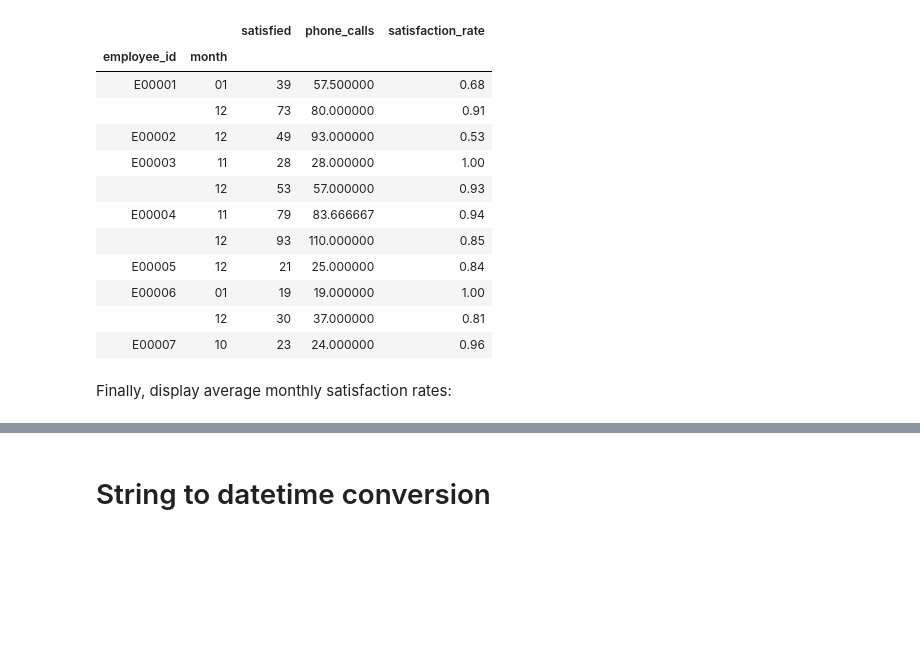
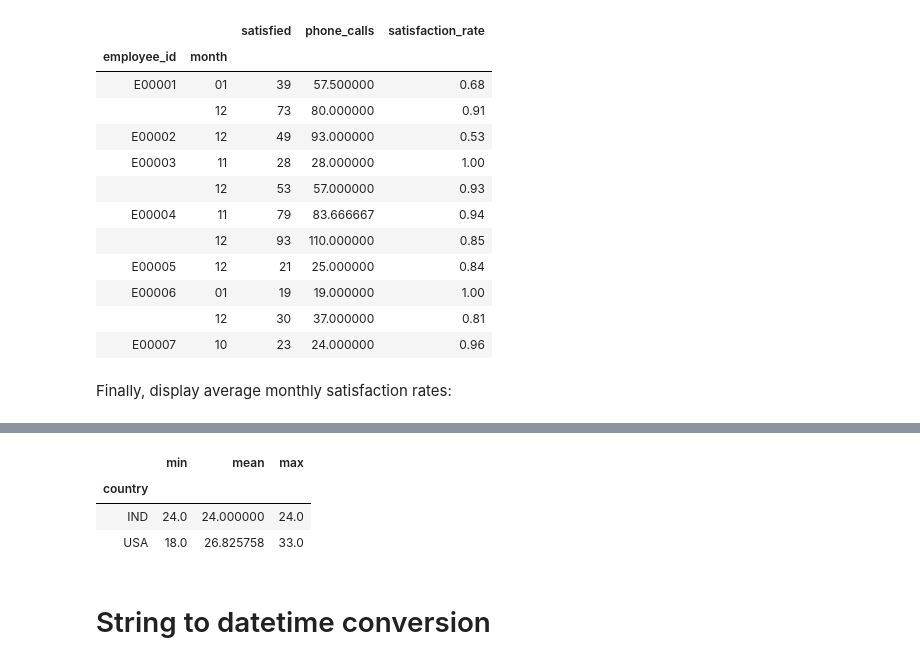
Before and after one commit to jfleury12/people-analytics-sample, a Jupyter notebook: notebooks/sample-fleury.ipynb, the cells around one changed output, grey strips where cells are left out. Saved outputs shown, nothing was run; the diff lists cells and outputs as text; code cells hidden in the pictures; blank space fills up the shorter version.

```diff
--- a/notebooks/sample-fleury.ipynb
+++ b/notebooks/sample-fleury.ipynb
@@ -263,3 +291,11 @@ agg.groupby('employee_id').mean()
+# %%
+# find min, mean, max phone calls per country
+merged_df.groupby('country').phone_calls.agg(['min','mean','max'])
+# %% [output]
+|  | min | mean | max |
+| country |  |  |  |
+| IND | 24.0 | 24.000000 | 24.0 |
+| USA | 18.0 | 26.825758 | 33.0 |
 # %% [markdown]
 # String to datetime conversion
 # %% [markdown]
```
Also changed, not shown: parts of 7 cells of this notebook.
